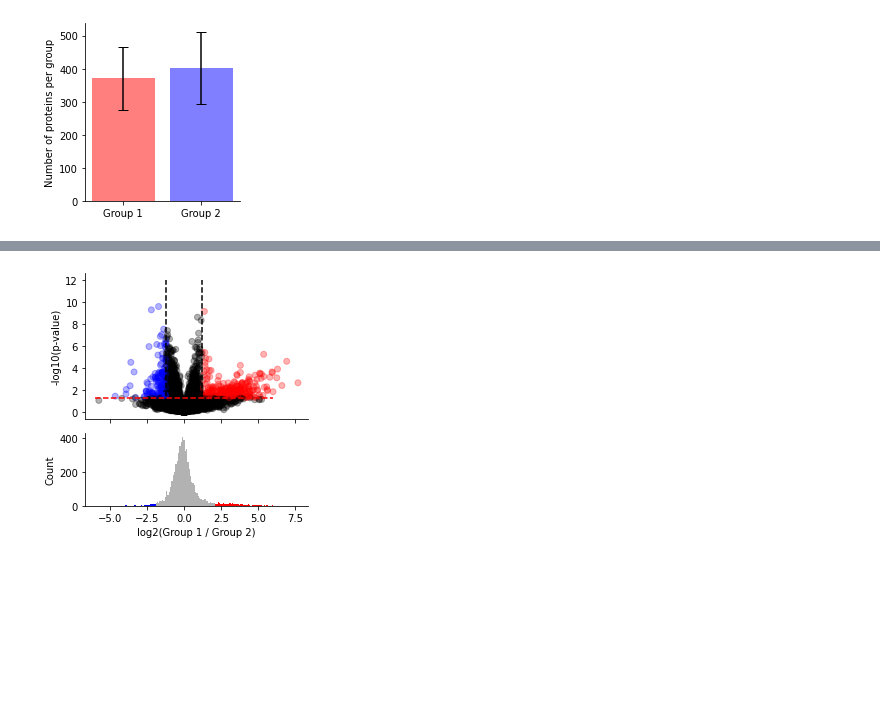
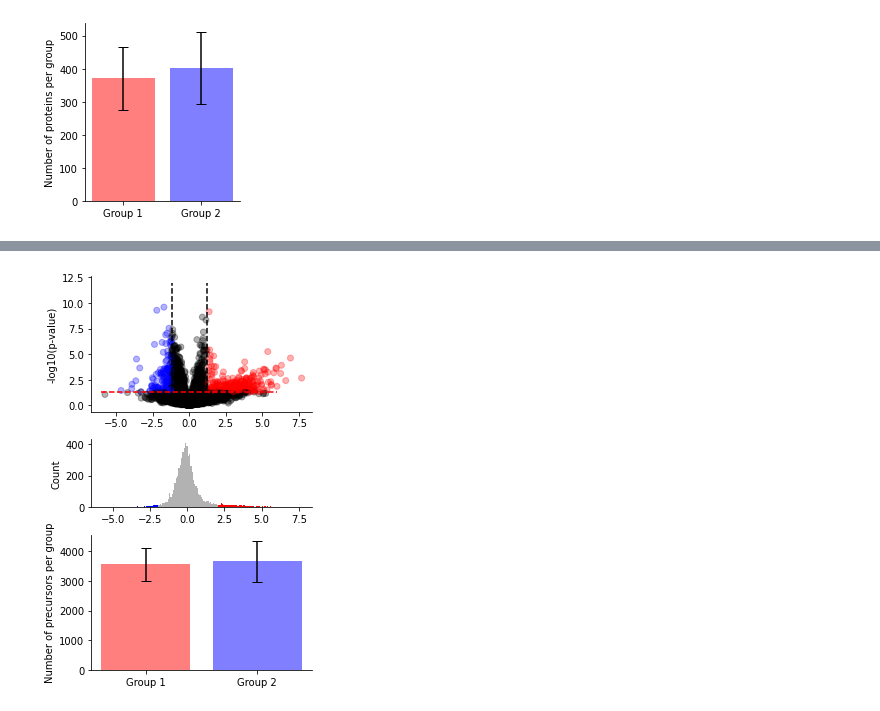
Before and after one commit to ErikHartman/sepsis-ml, a Jupyter notebook: src/general.ipynb, the cells around one changed output, grey strips where cells are left out. Cells and saved outputs as stored; diff of their text form; code cells hidden in the pictures; blank space fills up the shorter version.

```diff
--- a/src/general.ipynb
+++ b/src/general.ipynb
@@ -297,11 +328,10 @@ quant_matrix = QuantMatrix(
     design_matrix_file=f"{MS_DATA_PATH}/design_matrix_group_de_early_time_points_subtypes.tsv"
 )
 
-compare_df = (quant_matrix.filter().normalize(method="mean", use_rt_sliding_window_filter = True)).compare_groups(
+precursor_compare_df = (quant_matrix.filter().normalize(method="mean", use_rt_sliding_window_filter = True)).compare_groups(
         method='linregress',
         group_a=1,
         group_b=2,
         min_samples_per_group = 2,
         level='precursor',
     ).to_df()
-compare_df
@@ -322,26 +338,47 @@ compare_df
 # %%
-compare_df['logPValue'] = -1.0 * np.log10(compare_df['PValues1-2'])
-compare_df['color'] = compare_df.apply(lambda x: color_if_significant(x), axis=1)
-fig, ax = plt.subplots(2,1,sharex=True, figsize = (4,4), gridspec_kw={'height_ratios': [2, 1]})
-ax[0].scatter(x=compare_df['Log2FoldChange1-2'].values , y=compare_df['logPValue'].values, color=compare_df['color'].values, alpha=0.3)
+precursor_compare_df['logPValue'] = -1.0 * np.log10(precursor_compare_df['PValues1-2'])
+precursor_compare_df['color'] = precursor_compare_df.apply(lambda x: color_if_significant(x), axis=1)
+
+group1_precursor = []
+for col in GroupOneCols:
+    group1_precursor.append(precursor_compare_df[col].count())
+group1_mean =  np.mean(group1_precursor)
+group1_sd = np.std(group1_precursor)
+group2_precursor = []
+for col in GroupTwoCols:
+    group2_precursor.append(precursor_compare_df[col].count())
+group2_mean = np.mean(group2_precursor)
+group2_sd = np.std(group2_precursor)
+
+fig, ax = plt.subplots(3,1, figsize = (4,6), gridspec_kw={'height_ratios': [2, 1, 2]})
+ax[0].scatter(x=precursor_compare_df['Log2FoldChange1-2'].values , y=precursor_compare_df['logPValue'].values, color=precursor_compare_df['color'].values, alpha=0.3)
 
 ax[0].vlines(1.2, ymin=0, ymax=12, color='k', linestyle='dashed')
 ax[0].vlines(-1.2, ymin=0, ymax=12,color='k', linestyle='dashed')
 ax[0].hlines(1.31, xmin=-6, xmax=6, color='red', linestyle='dashed')
 ax[0].set_ylabel('-log10(p-value)')
 
-g = sns.histplot(compare_df['Log2FoldChange1-2'].values, color='black',alpha=0.3, linewidth=0, ax = ax[1])
+g = sns.histplot(precursor_compare_df['Log2FoldChange1-2'].values, color='black',alpha=0.3, linewidth=0, ax = ax[1])
 for p in range(len(g.patches)):
     x,_ = g.patches[p].xy
     if x < -2:
         g.patches[p].set_facecolor('blue')
     elif x > 2:
         g.patches[p].set_facecolor('red')
 
 ax[1].set_ylabel('Count')
-plt.xlabel('log2(Group 1 / Group 2)')
+
+ax[2].bar(x = ['Group 1', 'Group 2'], height = [group1_mean,group2_mean],
+        yerr=[group1_sd, group2_sd],
+        capsize=5,
+        color=['red', 'blue'],
+        alpha=0.5,)
+ax[2].set_ylabel('Number of precursors per group')
+
 plt.tight_layout()
-sns.despine()
-plt.savefig('../plots/general/PrecursorVolcanoHist.jpg', dpi=300)
+sns.despine(ax=ax[0])
+sns.despine(ax=ax[1])
+sns.despine(ax=ax[2])
+plt.savefig('../plots/general/PrecursorVolcanoHist.jpg', bbox_inches='tight', dpi=300)
 # %% [output]
-[figure, old version]
+[figure, new version]
```
Also changed, not shown: parts of 8 cells of this notebook, 3 other files.
